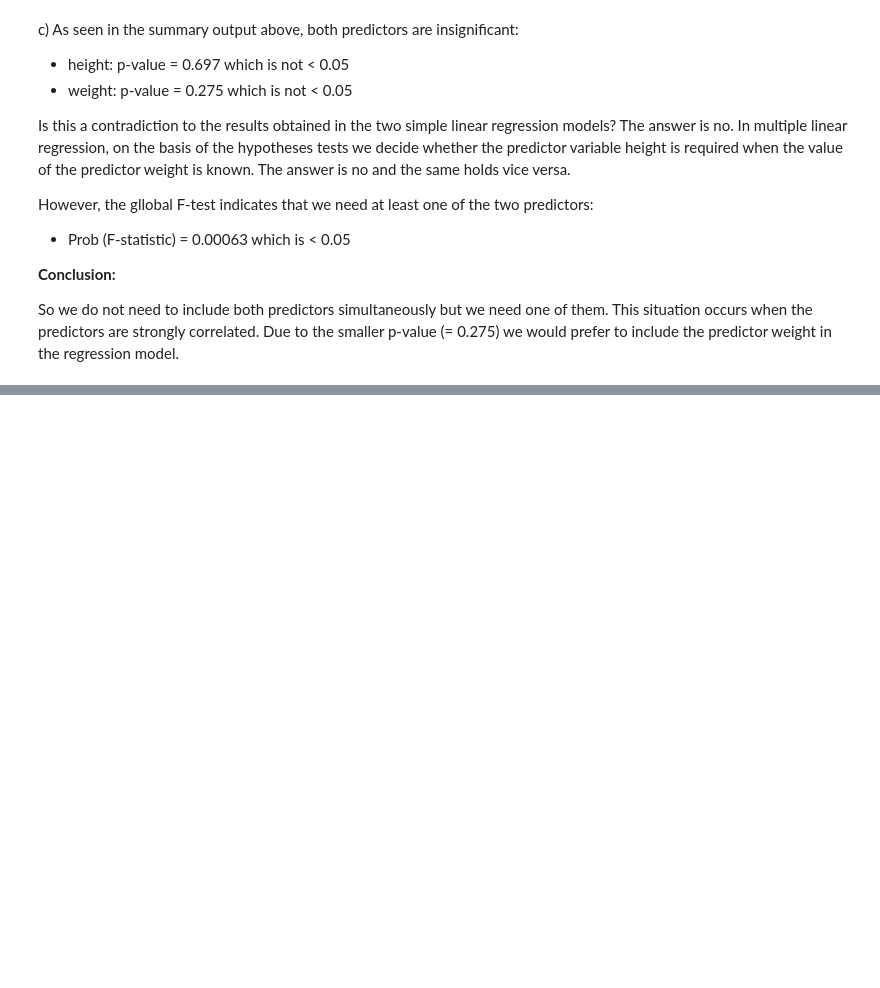
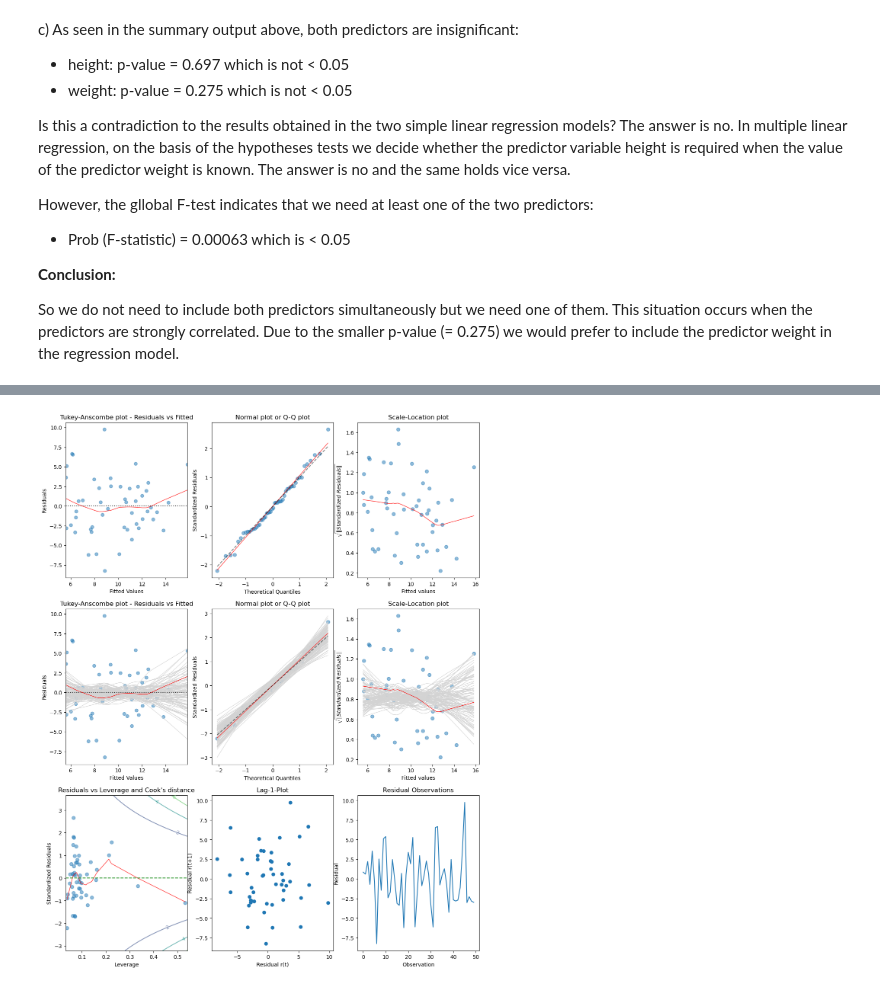
Before and after one commit to marbetschar/ZHAW-Predictive-Modeling, a Jupyter notebook: Week03/03_series_MLR.ipynb, the cells around one changed output, grey strips where cells are left out. Saved outputs shown, nothing was run; the diff lists cells and outputs as text; code cells hidden in the pictures; blank space fills up the shorter version.

```diff
--- a/Week03/03_series_MLR.ipynb
+++ b/Week03/03_series_MLR.ipynb
@@ -189,0 +219,3 @@ weight in the regression model.
+# %%
+savings_df = pd.read_csv('../Data/savings.csv')
+savings_df
@@ -189,0 +242,5 @@ weight in the regression model.
+# %%
+x_sm = sm.add_constant(savings_df[['pop15', 'pop75', 'dpi', 'ddpi']])
+
+model = sm.OLS(savings_df.sr, x_sm).fit()
+model.summary()
@@ -189,0 +349,5 @@ weight in the regression model.
+# %%
+# model_plot(model)
+tma_plots(model, n_samp=100)
+# %% [output]
+[figure, added]
```
Also changed, not shown: parts of 17 cells of this notebook, 1 other file.
